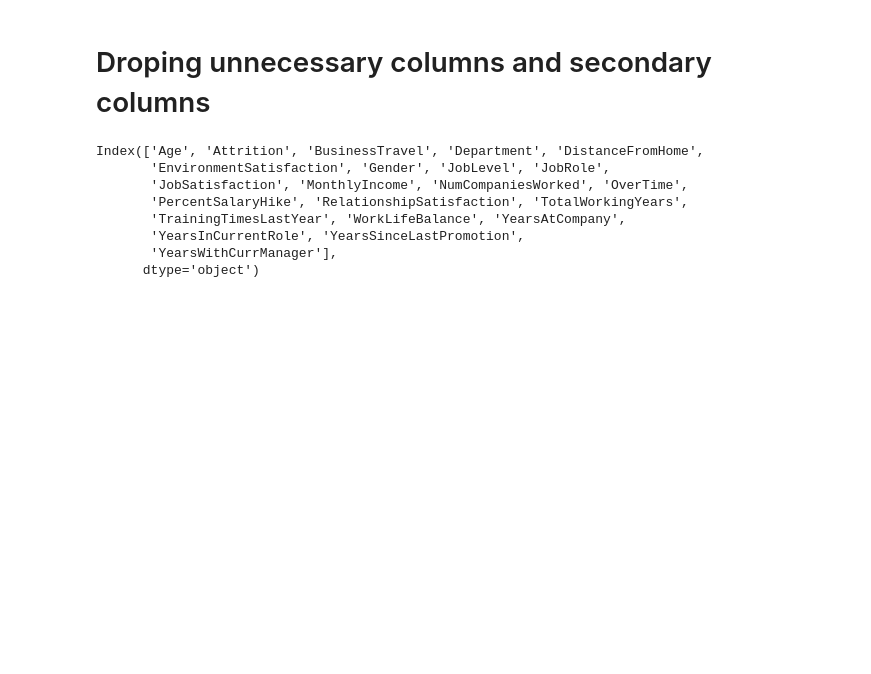
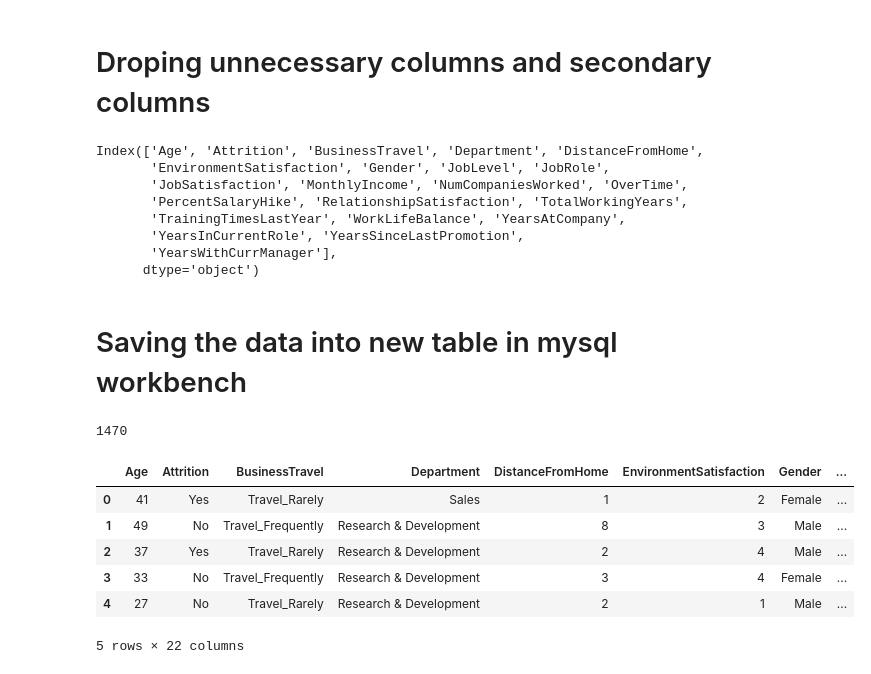
Before and after one commit to RajiReddy15/Employee-Attrition-Prediction-HR-Analytics-, a Jupyter notebook: scripts/datacollection.ipynb, the cells around one changed output. Drawn from its saved outputs; the diff is of its cells as text; code cells hidden in the pictures; blank space fills up the shorter version.

```diff
--- a/scripts/datacollection.ipynb
+++ b/scripts/datacollection.ipynb
@@ -143,3 +143,33 @@ Index(['Age', 'Attrition', 'BusinessTravel', 'Department', 'DistanceFromHome',
        'YearsInCurrentRole', 'YearsSinceLastPromotion',
        'YearsWithCurrManager'],
       dtype='object')
+# %% [markdown]
+# Saving the data into new table in mysql workbench
+# %%
+from sqlalchemy import create_engine
+# MySQL connection credentials
+username = "root"
+password = "root123"
+host = "localhost"
+port = 3306
+database = "hr(attrition)"  # your database name
+
+# Correct SQLAlchemy engine (no backticks in URL)
+engine = create_engine(f"mysql+pymysql://{username}:{password}@{host}:{port}/{database}")
+
+# Insert data into MySQL table
+df.to_sql('employeeattrition_main', con=engine, if_exists='replace', method='multi', index=False,chunksize=1000 )
+# %% [output]
+1470
+# %%
+# retriving data from the new table to verify
+df_new = pd.read_sql("SELECT * FROM employeeattrition_main", con=engine)
+df_new.head()
+# %% [output]
+|  | Age | Attrition | BusinessTravel | Department | DistanceFromHome | EnvironmentSatisfaction | Gender | ... |
+| 0 | 41 | Yes | Travel_Rarely | Sales | 1 | 2 | Female | ... |
+| 1 | 49 | No | Travel_Frequently | Research & Development | 8 | 3 | Male | ... |
+| 2 | 37 | Yes | Travel_Rarely | Research & Development | 2 | 4 | Male | ... |
+| 3 | 33 | No | Travel_Frequently | Research & Development | 3 | 4 | Female | ... |
+| 4 | 27 | No | Travel_Rarely | Research & Development | 2 | 1 | Male | ... |
+5 rows × 22 columns
```
Also changed, not shown: parts of 2 cells of this notebook.
